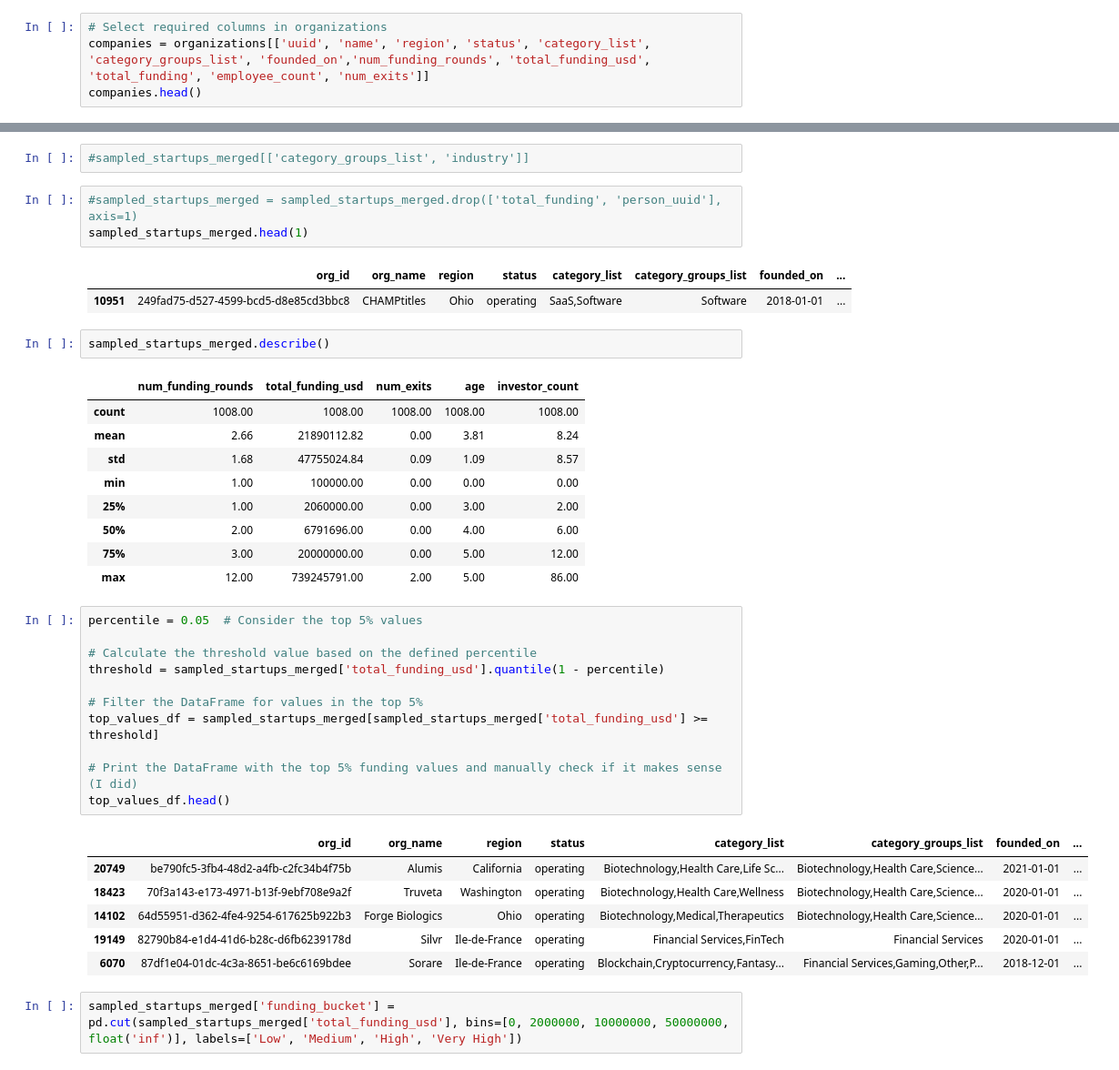
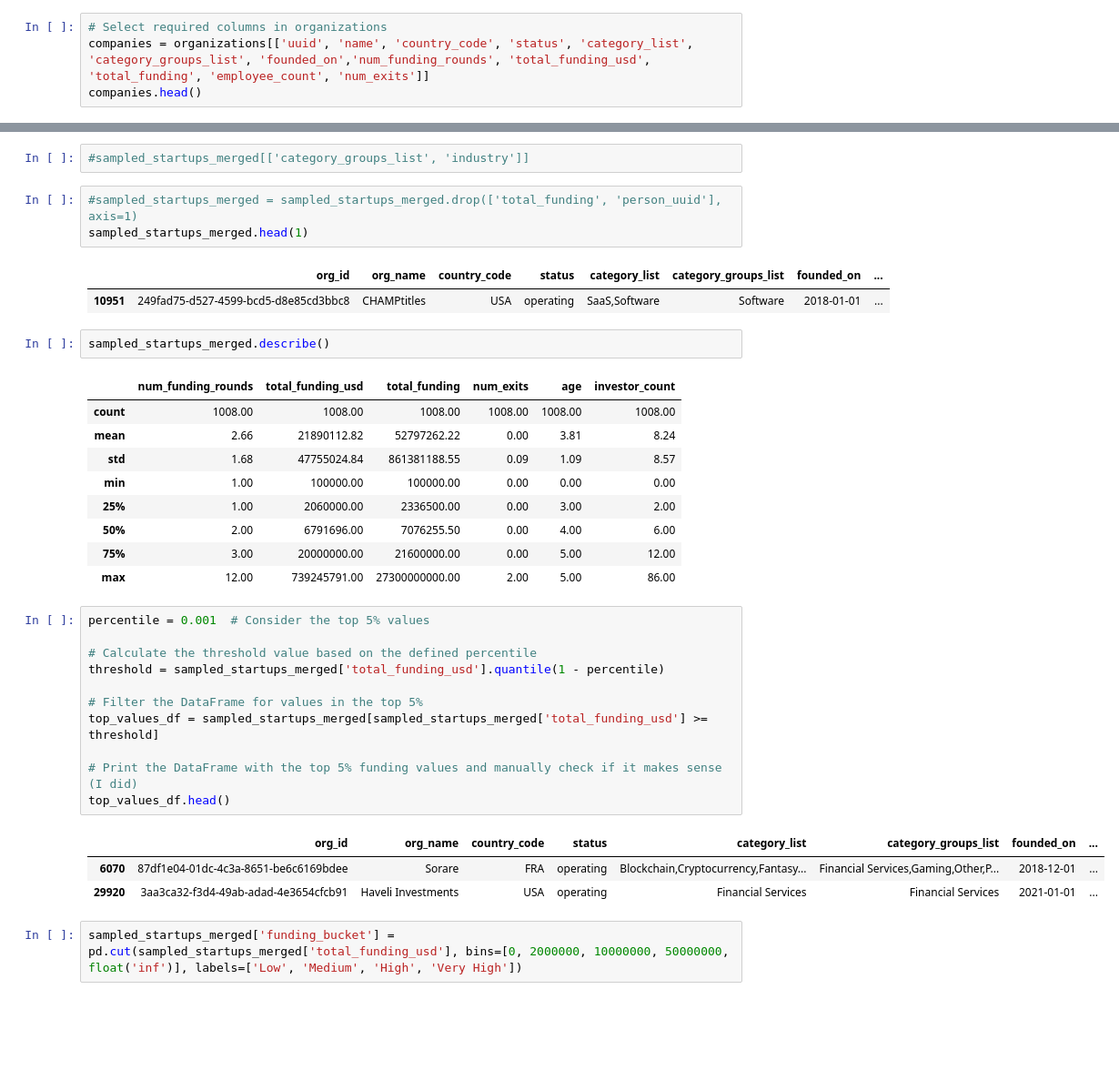
Before and after one commit to palinax/Employee-attrition-determinants-logit-model, a Jupyter notebook: Startups data cleanup.ipynb, the cells around one changed output, grey strips where cells are left out. Shown: that part at 91% size. Cells and saved outputs as stored; diff of their text form; blank space fills up the shorter version.

```diff
--- a/Startups data cleanup.ipynb
+++ b/Startups data cleanup.ipynb
@@ -30,6 +30,6 @@ Index(['uuid', 'name', 'type', 'permalink', 'cb_url', 'rank', 'created_at',
       dtype='object')
 # %%
 # Select required columns in organizations
-companies = organizations[['uuid', 'name', 'region', 'status', 'category_list', 'category_groups_list', 'founded_on','num_funding_rounds', 'total_funding_usd', 'total_funding', 'employee_count', 'num_exits']]
+companies = organizations[['uuid', 'name', 'country_code', 'status', 'category_list', 'category_groups_list', 'founded_on','num_funding_rounds', 'total_funding_usd', 'total_funding', 'employee_count', 'num_exits']]
 companies.head()
 # %% [output]
@@ -395,37 +395,34 @@ sampled_startups_merged['industry'] = sampled_startups_merged['category_groups_l
 #sampled_startups_merged = sampled_startups_merged.drop(['total_funding', 'person_uuid'], axis=1)
 sampled_startups_merged.head(1)
 # %% [output]
-|  | org_id | org_name | region | status | category_list | category_groups_list | founded_on | ... |
-| 10951 | 249fad75-d527-4599-bcd5-d8e85cd3bbc8 | CHAMPtitles | Ohio | operating | SaaS,Software | Software | 2018-01-01 | ... |
+|  | org_id | org_name | country_code | status | category_list | category_groups_list | founded_on | ... |
+| 10951 | 249fad75-d527-4599-bcd5-d8e85cd3bbc8 | CHAMPtitles | USA | operating | SaaS,Software | Software | 2018-01-01 | ... |
 # %%
 sampled_startups_merged.describe()
 # %% [output]
-|  | num_funding_rounds | total_funding_usd | num_exits | age | investor_count |
-| count | 1008.00 | 1008.00 | 1008.00 | 1008.00 | 1008.00 |
-| mean | 2.66 | 21890112.82 | 0.00 | 3.81 | 8.24 |
-| std | 1.68 | 47755024.84 | 0.09 | 1.09 | 8.57 |
-| min | 1.00 | 100000.00 | 0.00 | 0.00 | 0.00 |
-| 25% | 1.00 | 2060000.00 | 0.00 | 3.00 | 2.00 |
-| 50% | 2.00 | 6791696.00 | 0.00 | 4.00 | 6.00 |
-| 75% | 3.00 | 20000000.00 | 0.00 | 5.00 | 12.00 |
-| max | 12.00 | 739245791.00 | 2.00 | 5.00 | 86.00 |
+|  | num_funding_rounds | total_funding_usd | total_funding | num_exits | age | investor_count |
+| count | 1008.00 | 1008.00 | 1008.00 | 1008.00 | 1008.00 | 1008.00 |
+| mean | 2.66 | 21890112.82 | 52797262.22 | 0.00 | 3.81 | 8.24 |
+| std | 1.68 | 47755024.84 | 861381188.55 | 0.09 | 1.09 | 8.57 |
+| min | 1.00 | 100000.00 | 100000.00 | 0.00 | 0.00 | 0.00 |
+| 25% | 1.00 | 2060000.00 | 2336500.00 | 0.00 | 3.00 | 2.00 |
+| 50% | 2.00 | 6791696.00 | 7076255.50 | 0.00 | 4.00 | 6.00 |
+| 75% | 3.00 | 20000000.00 | 21600000.00 | 0.00 | 5.00 | 12.00 |
+| max | 12.00 | 739245791.00 | 27300000000.00 | 2.00 | 5.00 | 86.00 |
 # %%
-percentile = 0.05  # Consider the top 5% values
+percentile = 0.001  # Consider the top 5% values
 
 # Calculate the threshold value based on the defined percentile
 threshold = sampled_startups_merged['total_funding_usd'].quantile(1 - percentile)
 
 # Filter the DataFrame for values in the top 5%
 top_values_df = sampled_startups_merged[sampled_startups_merged['total_funding_usd'] >= threshold]
 
 # Print the DataFrame with the top 5% funding values and manually check if it makes sense (I did)
 top_values_df.head()
 # %% [output]
-|  | org_id | org_name | region | status | category_list | category_groups_list | founded_on | ... |
-| 20749 | be790fc5-3fb4-48d2-a4fb-c2fc34b4f75b | Alumis | California | operating | Biotechnology,Health Care,Life Sc... | Biotechnology,Health Care,Science... | 2021-01-01 | ... |
-| 18423 | 70f3a143-e173-4971-b13f-9ebf708e9a2f | Truveta | Washington | operating | Biotechnology,Health Care,Wellness | Biotechnology,Health Care,Science... | 2020-01-01 | ... |
-| 14102 | 64d55951-d362-4fe4-9254-617625b922b3 | Forge Biologics | Ohio | operating | Biotechnology,Medical,Therapeutics | Biotechnology,Health Care,Science... | 2020-01-01 | ... |
-| 19149 | 82790b84-e1d4-41d6-b28c-d6fb6239178d | Silvr | Ile-de-France | operating | Financial Services,FinTech | Financial Services | 2020-01-01 | ... |
-| 6070 | 87df1e04-01dc-4c3a-8651-be6c6169bdee | Sorare | Ile-de-France | operating | Blockchain,Cryptocurrency,Fantasy... | Financial Services,Gaming,Other,P... | 2018-12-01 | ... |
+|  | org_id | org_name | country_code | status | category_list | category_groups_list | founded_on | ... |
+| 6070 | 87df1e04-01dc-4c3a-8651-be6c6169bdee | Sorare | FRA | operating | Blockchain,Cryptocurrency,Fantasy... | Financial Services,Gaming,Other,P... | 2018-12-01 | ... |
+| 29920 | 3aa3ca32-f3d4-49ab-adad-4e3654cfcb91 | Haveli Investments | USA | operating | Financial Services | Financial Services | 2021-01-01 | ... |
 # %%
 sampled_startups_merged['funding_bucket'] = pd.cut(sampled_startups_merged['total_funding_usd'], bins=[0, 2000000, 10000000, 50000000, float('inf')], labels=['Low', 'Medium', 'High', 'Very High'])
```
Also changed, not shown: parts of 12 cells of this notebook.
